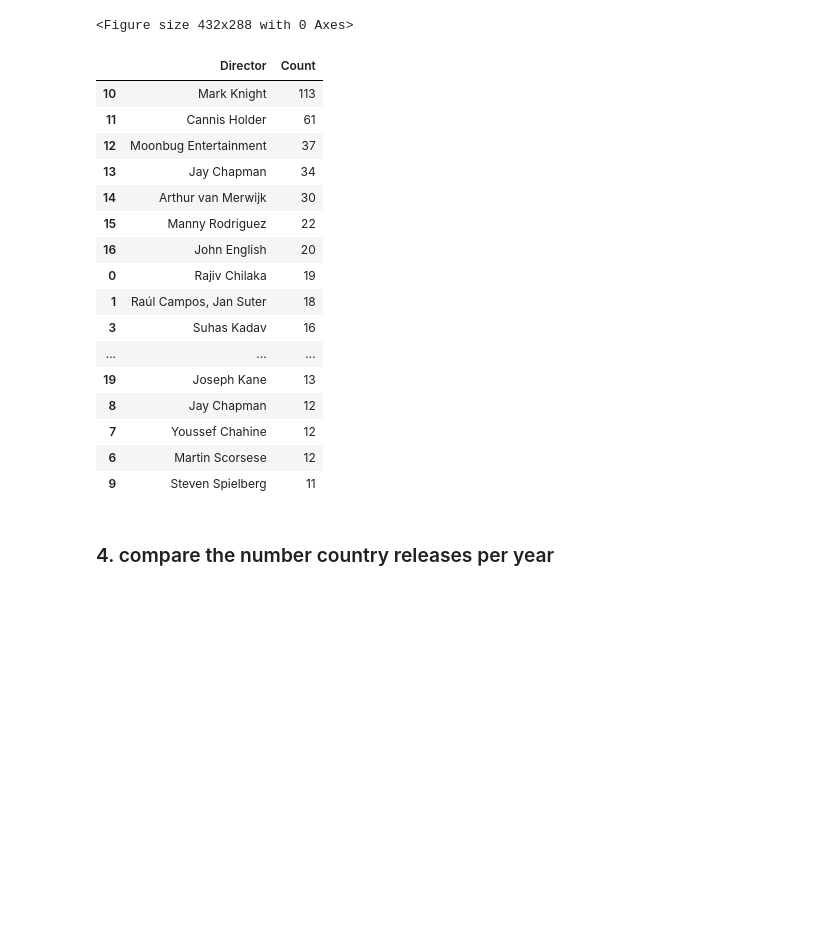
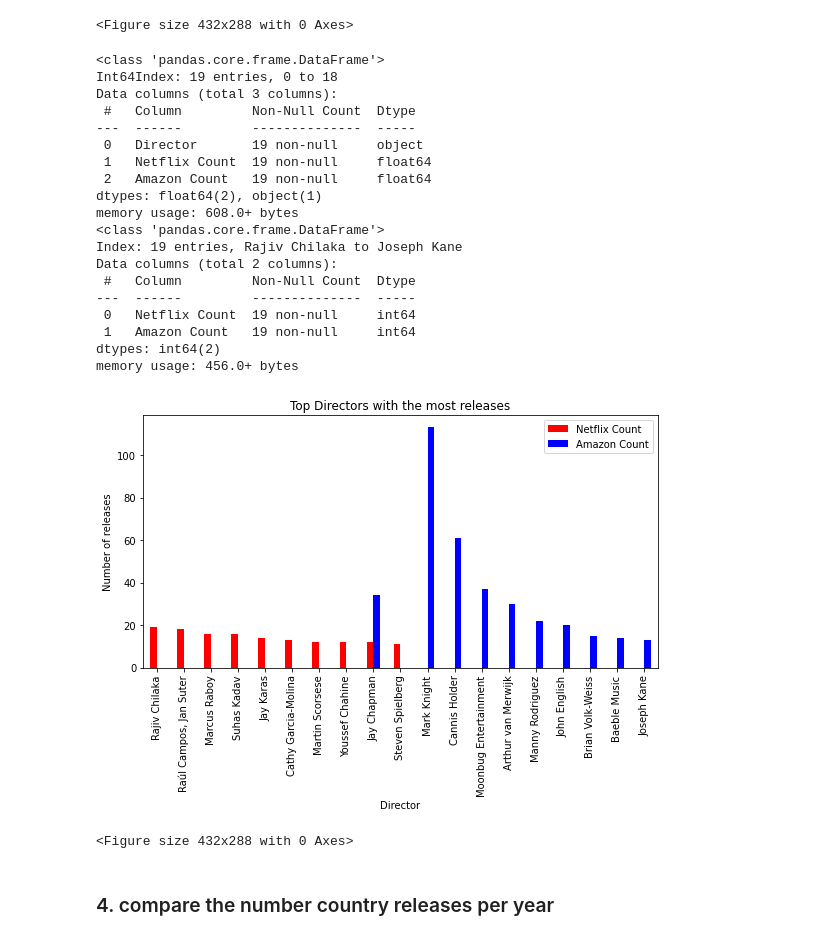
Before and after one commit to Tembspapi/Project-2_Amazon-Netflix, a Jupyter notebook: ETL-starter.ipynb, the cells around one changed output. Saved outputs shown, nothing was run; the diff lists cells and outputs as text; code cells hidden in the pictures; blank space fills up the shorter version.

```diff
--- a/ETL-starter.ipynb
+++ b/ETL-starter.ipynb
@@ -594,26 +797,67 @@ plt.show()
 <Figure size 432x288 with 0 Axes>
 # %%
 # Top Director releases across both Netflix and Amazon
-dir_df = pd.merge(n_directors, a_directors, how = 'outer').sort_values(by = 'Count', ascending = False)
-dir_df
+dir_df = pd.merge(
+    n_directors,
+    a_directors,
+    on = 'Director',
+    how = 'outer'
+    ).fillna(0)
+#.sort_values(by = 'Count', ascending = False)
+
+dir_df.rename(
+    columns = {
+        'Count_x': 'Netflix Count',
+        'Count_y': 'Amazon Count'
+    }, inplace = True)
+
+dir_df.info()
+
+dir_df = dir_df.astype({
+    'Netflix Count': 'int64',
+    'Amazon Count': 'int64'
+    }).set_index('Director')
+
+dir_df.info()
 # %% [output]
-|  | Director | Count |
-| 10 | Mark Knight | 113 |
-| 11 | Cannis Holder | 61 |
-| 12 | Moonbug Entertainment | 37 |
-| 13 | Jay Chapman | 34 |
-| 14 | Arthur van Merwijk | 30 |
-| 15 | Manny Rodriguez | 22 |
-| 16 | John English | 20 |
-| 0 | Rajiv Chilaka | 19 |
-| 1 | Raúl Campos, Jan Suter | 18 |
-| 3 | Suhas Kadav | 16 |
-| ... | ... | ... |
-| 19 | Joseph Kane | 13 |
-| 8 | Jay Chapman | 12 |
-| 7 | Youssef Chahine | 12 |
-| 6 | Martin Scorsese | 12 |
-| 9 | Steven Spielberg | 11 |
+<class 'pandas.core.frame.DataFrame'>
+Int64Index: 19 entries, 0 to 18
+Data columns (total 3 columns):
+ #   Column         Non-Null Count  Dtype
+---  ------         --------------  -----
+ 0   Director       19 non-null     object
+ 1   Netflix Count  19 non-null     float64
+ 2   Amazon Count   19 non-null     float64
+dtypes: float64(2), object(1)
+memory usage: 608.0+ bytes
+<class 'pandas.core.frame.DataFrame'>
+Index: 19 entries, Rajiv Chilaka to Joseph Kane
+Data columns (total 2 columns):
+ #   Column         Non-Null Count  Dtype
+---  ------         --------------  -----
+ 0   Netflix Count  19 non-null     int64
+ 1   Amazon Count   19 non-null     int64
+dtypes: int64(2)
+memory usage: 456.0+ bytes
+# %%
+dir_df.plot(
+    kind = "bar",
+    color = ('red', 'blue'),
+    title = "Top Directors with the most releases",
+    figsize = (8, 6)
+)
+
+plt.xticks(rotation = 90)
+
+plt.xlabel("Director")
+plt.ylabel("Number of releases")
+plt.tight_layout()
+plt.show()
+
+# plt.savefig('./Images/directors.png', format = 'png')
+# %% [output]
+[figure, added]
+<Figure size 432x288 with 0 Axes>
 # %% [markdown]
 ### 4. compare the number country releases per year
 # %%
```
Also changed, not shown: parts of 13 cells of this notebook, 2 other files.
